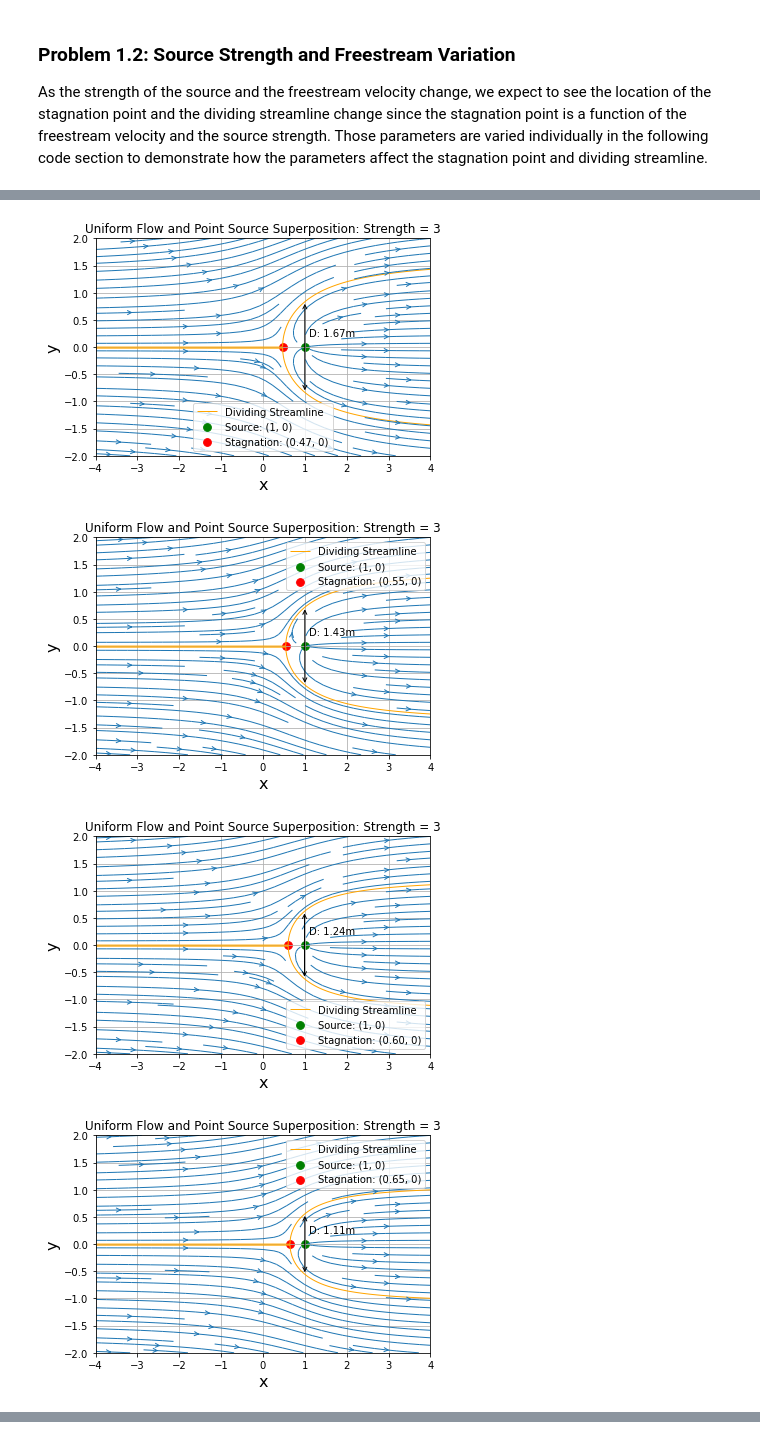
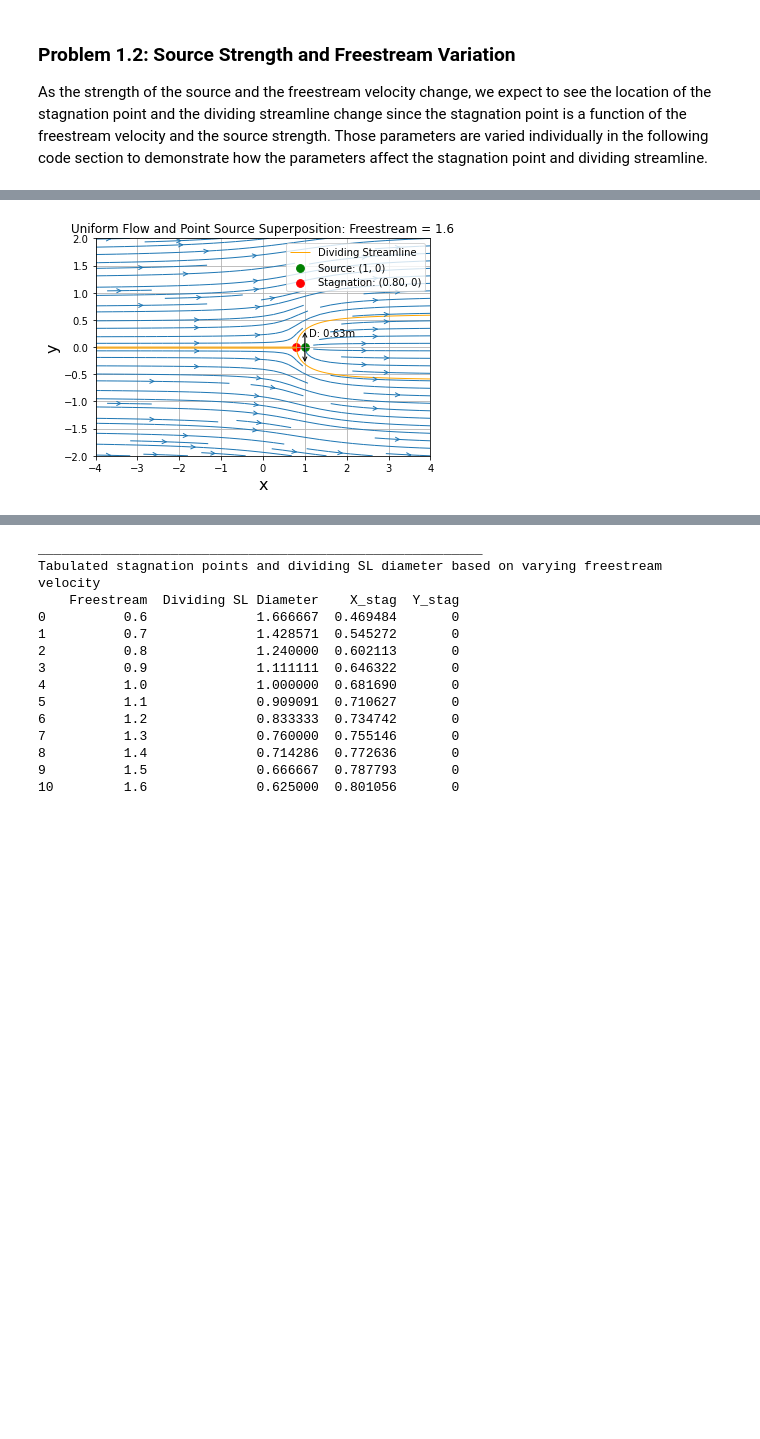
Before and after one commit to Keldencodes/eae127, a Jupyter notebook: Ben-Ora_Project2/Ben-Ora_Project2.ipynb, the cells around one changed output, grey strips where cells are left out. Drawn from its saved outputs; the diff is of its cells as text; code cells hidden in the pictures; blank space fills up the shorter version.

```diff
--- a/Ben-Ora_Project2/Ben-Ora_Project2.ipynb
+++ b/Ben-Ora_Project2/Ben-Ora_Project2.ipynb
@@ -193,14 +193,17 @@ xs = 1
 ys = 0
 
 D = [] # SL diameters
-stag_points = []
-data = []
+stag_points_x = []
+stag_points_y = []
 
 # I could probably make this more modular and efficient by defining some functions but I am going the simpler/longer way
 for i in range(len(freestream)):
     # new stagnation point
     x_stagnation = xs - strength / (2 * np.pi * freestream[i])
     y_stagnation = ys
+
+    stag_points_x.append(x_stagnation)
+    stag_points_y.append(y_stagnation)
 
     u_source, v_source = get_velocity(strength, xs, ys, X, Y) # new flow field from source
     psi_source = get_stream_function(strength, xs, ys, X, Y) # new SL's from source
@@ -222,34 +225,36 @@ for i in range(len(freestream)):
 
     for j in range(len(vertices)): # searching for the point on the contour that is above/below the point source origin
         if abs((xs - vertices[j][0])/xs*100) < 1: # I have to search in a small range here because the x-values are not clean
             vertex = vertices[j] # found the point on contour that is (almost) directly above/below source
             d = abs(vertex[1]*2) # diameter is the twice the y-value
             D.append(d) # diameter is the twice the y-value
             break # only do this search once
 
     if i != len(freestream)-1: # only plot the last one
         plt.close() # do not display the graph
     else:
         arrow = plt.annotate(text='', xy=(vertex[0],vertex[1]), xytext=(vertex[0],-vertex[1]), arrowprops=dict(arrowstyle='<->')) # the diameter arrow
         plt.text((vertex[0]+0.1), 0.2, f'D: {(abs(vertex[1]*2)):.2f}m') # labeling and displaying the diameter length
         c.collections[0].set_label('Dividing Streamline')
 
         plt.scatter(xs, ys, color='g', s=60, marker='o', label=f'Source: ({xs}, {ys})')
         plt.scatter(x_stagnation, y_stagnation, color='r', s=60, marker='o', label=f'Stagnation: ({x_stagnation:.2f}, {y_stagnation})')
 
         plt.xlabel('x', fontsize=16)
         plt.ylabel('y', fontsize=16)
 
         plt.xlim(x_start, x_end)
         plt.ylim(y_start, y_end)
 
         plt.title('Uniform Flow and Point Source Superposition: Freestream = 1.6')
         plt.streamplot(X, Y, u, v, density=1, linewidth=1, arrowsize=1, arrowstyle='->')
         plt.grid()
         plt.legend()
         plt.show()
+
+print('_________________________________________________________')
+print('Tabulated stagnation points and dividing SL diameter based on varying freestream velocity')
+d = {'Freestream': freestream, 'Dividing SL Diameter': D, 'X_stag': stag_points_x, 'Y_stag': stag_points_y}
+print(pd.DataFrame(d))
 # %% [output]
-[figure, old version]
+[figure, new version]
-[figure, removed]
-[figure, removed]
-[figure, removed]
@@ -262,0 +261,14 @@ for i in range(len(freestream)):
+_________________________________________________________
+Tabulated stagnation points and dividing SL diameter based on varying freestream velocity
+    Freestream  Dividing SL Diameter    X_stag  Y_stag
+0          0.6              1.666667  0.469484       0
+1          0.7              1.428571  0.545272       0
+2          0.8              1.240000  0.602113       0
+3          0.9              1.111111  0.646322       0
+4          1.0              1.000000  0.681690       0
+5          1.1              0.909091  0.710627       0
+6          1.2              0.833333  0.734742       0
+7          1.3              0.760000  0.755146       0
+8          1.4              0.714286  0.772636       0
+9          1.5              0.666667  0.787793       0
+10         1.6              0.625000  0.801056       0
```
Also changed, not shown: parts of 2 cells of this notebook.
